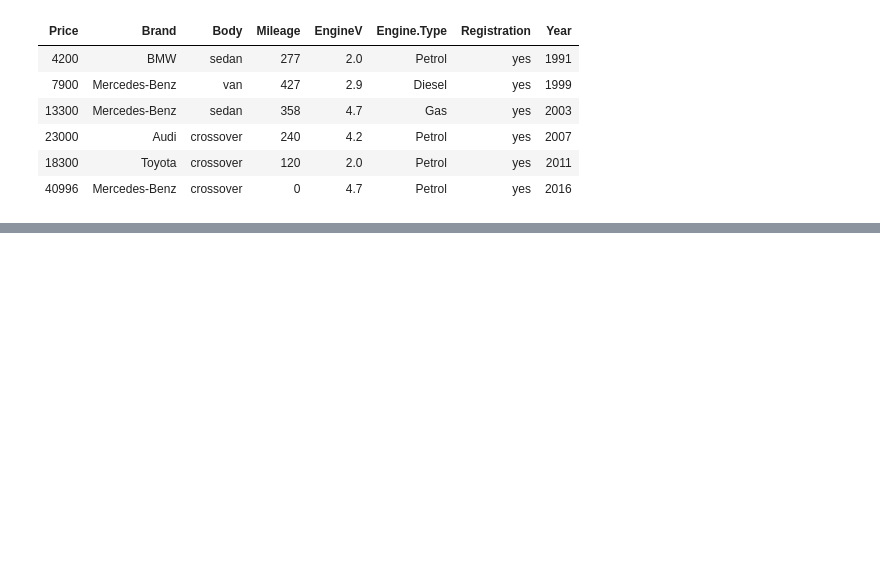
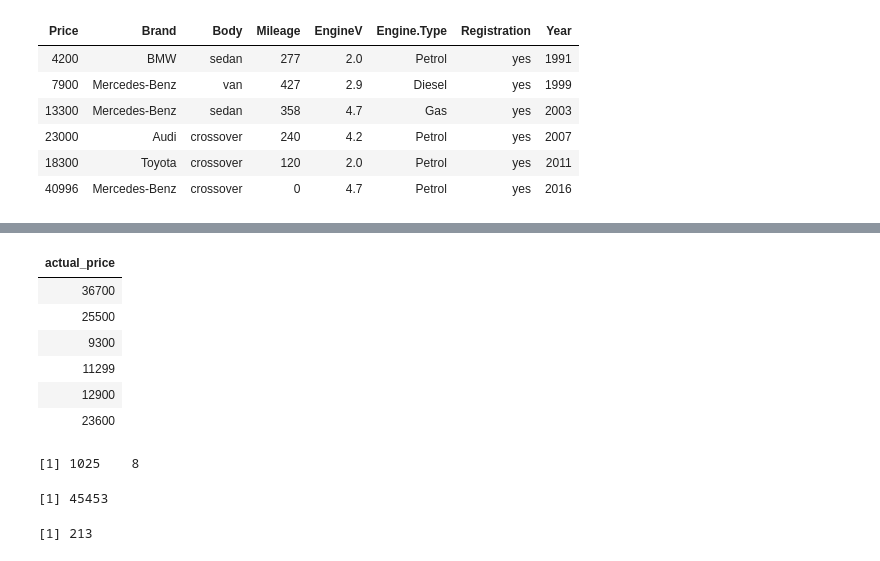
Before and after one commit to nithinivi/DataScienceInR, a Jupyter notebook: lesson-04/Linear Regression.ipynb, the cells around one changed output, grey strips where cells are left out. Cells and saved outputs as stored; diff of their text form; code cells hidden in the pictures; blank space fills up the shorter version.

```diff
--- a/lesson-04/Linear Regression.ipynb
+++ b/lesson-04/Linear Regression.ipynb
@@ -146,0 +165,10 @@ F-statistic: 602.6 on 18 and 2981 DF,  p-value: < 2.2e-16
+# %%
+head(actual_price)
+# %% [output]
+| actual_price |
+| 36700 |
+| 25500 |
+| 9300 |
+| 11299 |
+| 12900 |
+| 23600 |
@@ -146,0 +183,4 @@ F-statistic: 602.6 on 18 and 2981 DF,  p-value: < 2.2e-16
+# %%
+dim(data_test)
+# %% [output]
+[1] 1025    8
@@ -146,0 +190,9 @@ F-statistic: 602.6 on 18 and 2981 DF,  p-value: < 2.2e-16
+# %%
+mse
+# %% [output]
+[1] 45453
+# %%
+rmse=round(sqrt(mse))
+rmse
+# %% [output]
+[1] 213
```
Also changed, not shown: parts of 27 cells of this notebook.
